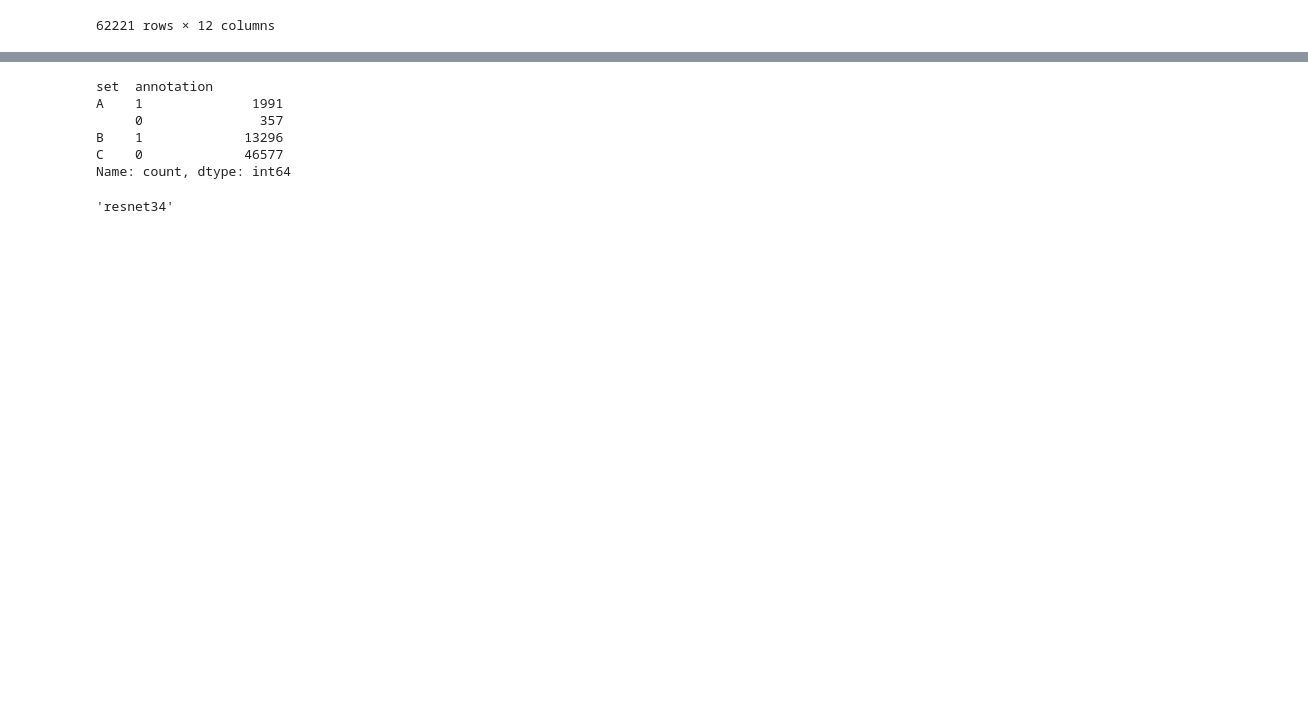
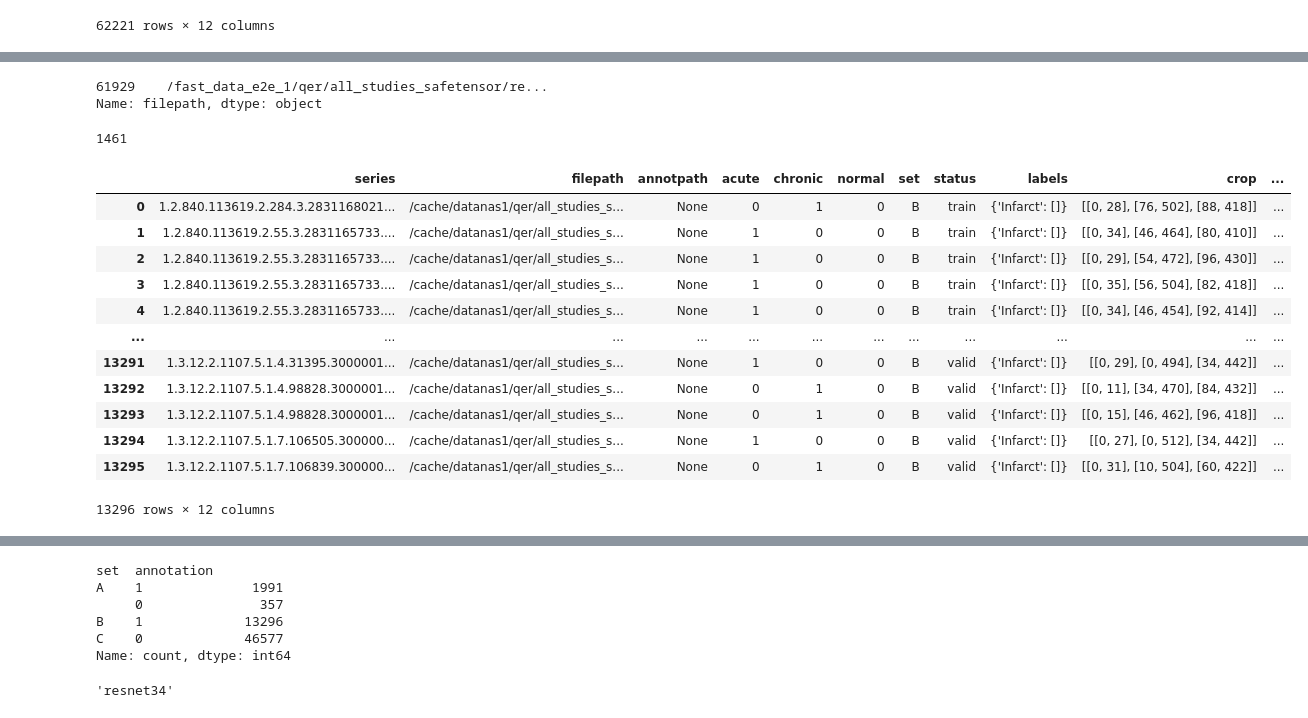
Before and after one commit to ujjwal-9/training-framework, a Jupyter notebook: notebooks/create_config-multitasker.ipynb, the cells around one changed output, grey strips where cells are left out. Drawn from its saved outputs; the diff is of its cells as text; code cells hidden in the pictures; blank space fills up the shorter version.

```diff
--- a/notebooks/create_config-multitasker.ipynb
+++ b/notebooks/create_config-multitasker.ipynb
@@ -57,0 +65,6 @@ Name: count, dtype: int64
+# %%
+# df.at[df.loc[df.series==file[:-len(".safetensor")]].index[0], "filepath"]
+df.loc[df.series==file[:-len(".safetensor")]].filepath
+# %% [output]
+61929    /fast_data_e2e_1/qer/all_studies_safetensor/re...
+Name: filepath, dtype: object
@@ -57,0 +76,4 @@ Name: count, dtype: int64
+# %%
+count
+# %% [output]
+1461
@@ -58,3 +91,20 @@ Name: count, dtype: int64
+# %%
+df_b = pd.read_json("/cache/datanas1/qer/all_studies_safetensor/jsons/e2e_train+val_setB.json")
+df_b
+# %% [output]
+|  | series | filepath | annotpath | acute | chronic | normal | set | status | labels | crop | ... |
+| 0 | 1.2.840.113619.2.284.3.2831168021... | /cache/datanas1/qer/all_studies_s... | None | 0 | 1 | 0 | B | train | {'Infarct': []} | [[0, 28], [76, 502], [88, 418]] | ... |
+| 1 | 1.2.840.113619.2.55.3.2831165733.... | /cache/datanas1/qer/all_studies_s... | None | 1 | 0 | 0 | B | train | {'Infarct': []} | [[0, 34], [46, 464], [80, 410]] | ... |
+| 2 | 1.2.840.113619.2.55.3.2831165733.... | /cache/datanas1/qer/all_studies_s... | None | 1 | 0 | 0 | B | train | {'Infarct': []} | [[0, 29], [54, 472], [96, 430]] | ... |
+| 3 | 1.2.840.113619.2.55.3.2831165733.... | /cache/datanas1/qer/all_studies_s... | None | 1 | 0 | 0 | B | train | {'Infarct': []} | [[0, 35], [56, 504], [82, 418]] | ... |
+| 4 | 1.2.840.113619.2.55.3.2831165733.... | /cache/datanas1/qer/all_studies_s... | None | 1 | 0 | 0 | B | train | {'Infarct': []} | [[0, 34], [46, 454], [92, 414]] | ... |
+| ... | ... | ... | ... | ... | ... | ... | ... | ... | ... | ... | ... |
+| 13291 | 1.3.12.2.1107.5.1.4.31395.3000001... | /cache/datanas1/qer/all_studies_s... | None | 1 | 0 | 0 | B | valid | {'Infarct': []} | [[0, 29], [0, 494], [34, 442]] | ... |
+| 13292 | 1.3.12.2.1107.5.1.4.98828.3000001... | /cache/datanas1/qer/all_studies_s... | None | 0 | 1 | 0 | B | valid | {'Infarct': []} | [[0, 11], [34, 470], [84, 432]] | ... |
+| 13293 | 1.3.12.2.1107.5.1.4.98828.3000001... | /cache/datanas1/qer/all_studies_s... | None | 0 | 1 | 0 | B | valid | {'Infarct': []} | [[0, 15], [46, 462], [96, 418]] | ... |
+| 13294 | 1.3.12.2.1107.5.1.7.106505.300000... | /cache/datanas1/qer/all_studies_s... | None | 1 | 0 | 0 | B | valid | {'Infarct': []} | [[0, 27], [0, 512], [34, 442]] | ... |
+| 13295 | 1.3.12.2.1107.5.1.7.106839.300000... | /cache/datanas1/qer/all_studies_s... | None | 0 | 1 | 0 | B | valid | {'Infarct': []} | [[0, 31], [10, 504], [60, 422]] | ... |
+13296 rows × 12 columns
 # %%
 df_new = pd.concat(
     [
```
Also changed, not shown: parts of 23 cells of this notebook, 4 other files.
